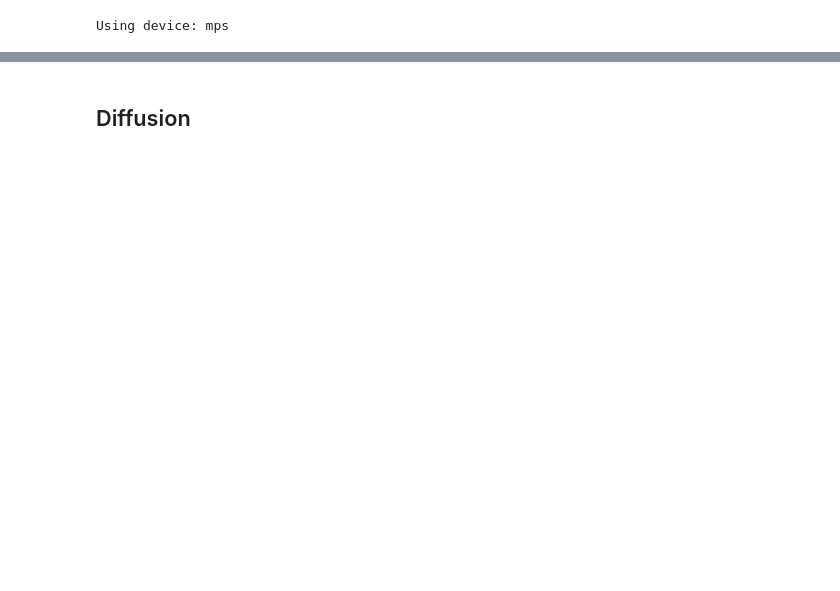
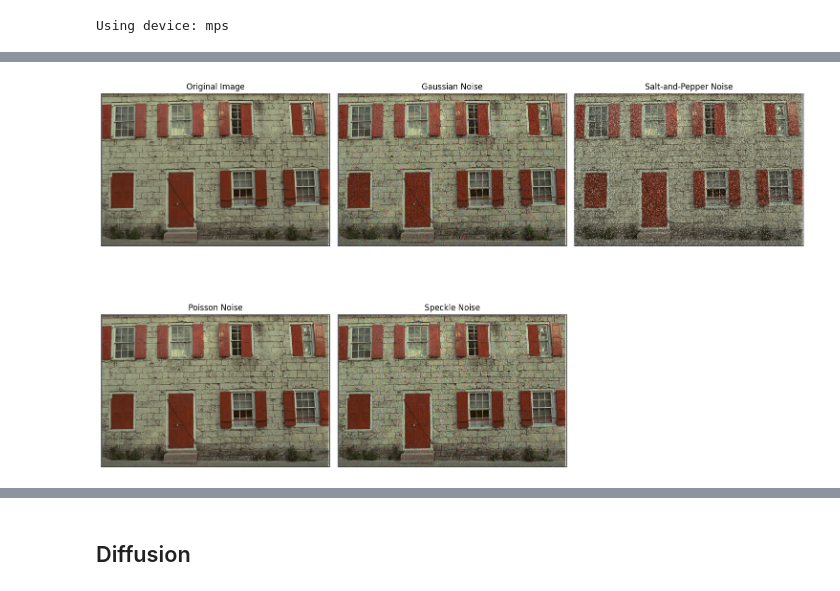
Before and after one commit to JKosciukiewicz/NeuralRendering, a Jupyter notebook: Presentation.ipynb, the cells around one changed output, grey strips where cells are left out. Saved outputs shown, nothing was run; the diff lists cells and outputs as text; code cells hidden in the pictures; blank space fills up the shorter version.

```diff
--- a/Presentation.ipynb
+++ b/Presentation.ipynb
@@ -71,0 +70,82 @@ Najczęściej stosowane są dwie metryki
+# %%
+# Open the image
+sample_image = Image.open('./data/kodak/kodim01.png')
+
+# Convert the image to a NumPy array
+image_array = np.array(sample_image, dtype=np.float32)
+
+# Add Gaussian noise
+def add_gaussian_noise(image, mean=0, std=25):
+    noise = np.random.normal(mean, std, image.shape)
+    noisy_image = image + noise
+    # Clip the values to be within valid range (0-255 for an image)
+    noisy_image = np.clip(noisy_image, 0, 255)
+    return noisy_image
+
+# Add Salt-and-Pepper noise
+def add_salt_and_pepper_noise(image, amount=0.05):
+    noisy_image = image.copy()
+    num_salt = int(amount * image.size * 0.5)
+    num_pepper = int(amount * image.size * 0.5)
+
+    # Add salt (white pixels)
+    coords = [np.random.randint(0, i - 1, num_salt) for i in image.shape]
+    noisy_image[coords[0], coords[1], :] = 255
+
+    # Add pepper (black pixels)
+    coords = [np.random.randint(0, i - 1, num_pepper) for i in image.shape]
+    noisy_image[coords[0], coords[1], :] = 0
+
+    return noisy_image
+
+# Add Poisson noise
+def add_poisson_noise(image):
+    noisy_image = np.random.poisson(image).astype(np.float32)
+    noisy_image = np.clip(noisy_image, 0, 255)
+    return noisy_image
+
+# Add Speckle noise
+def add_speckle_noise(image, std=0.2):
+    noise = np.random.randn(*image.shape) * std
+    noisy_image = image + image * noise
+    noisy_image = np.clip(noisy_image, 0, 255)
+    return noisy_image
+
+# Apply different types of noise
+noisy_gaussian = add_gaussian_noise(image_array)
+noisy_salt_pepper = add_salt_and_pepper_noise(image_array, amount=0.05)
+noisy_poisson = add_poisson_noise(image_array)
+noisy_speckle = add_speckle_noise(image_array)
+
+# Display the original and noisy images
+plt.figure(figsize=(15, 10))
+
+plt.subplot(2, 3, 1)
+plt.title('Original Image')
+plt.imshow(sample_image)
+plt.axis('off')
+
+plt.subplot(2, 3, 2)
+plt.title('Gaussian Noise')
+plt.imshow(Image.fromarray(noisy_gaussian.astype(np.uint8)))
+plt.axis('off')
+
+plt.subplot(2, 3, 3)
+plt.title('Salt-and-Pepper Noise')
+plt.imshow(Image.fromarray(noisy_salt_pepper.astype(np.uint8)))
+plt.axis('off')
+
+plt.subplot(2, 3, 4)
+plt.title('Poisson Noise')
+plt.imshow(Image.fromarray(noisy_poisson.astype(np.uint8)))
+plt.axis('off')
+
+plt.subplot(2, 3, 5)
+plt.title('Speckle Noise')
+plt.imshow(Image.fromarray(noisy_speckle.astype(np.uint8)))
+plt.axis('off')
+
+plt.tight_layout()
+plt.show()
+# %% [output]
+[figure, added]
```
Also changed, not shown: parts of 26 cells of this notebook, 2 other files.
